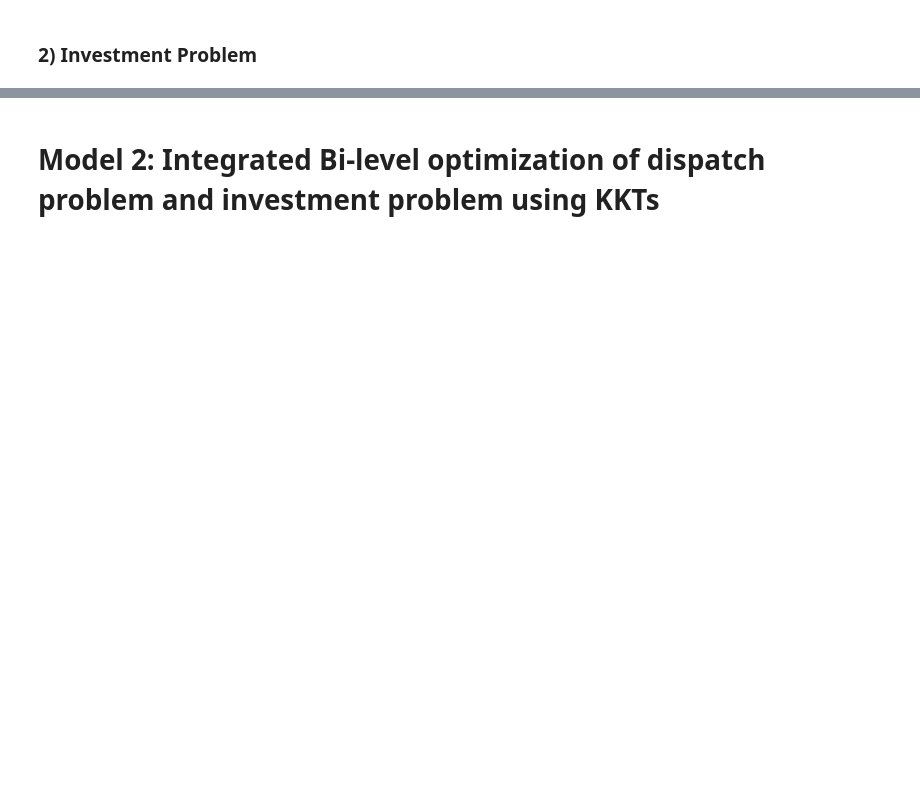
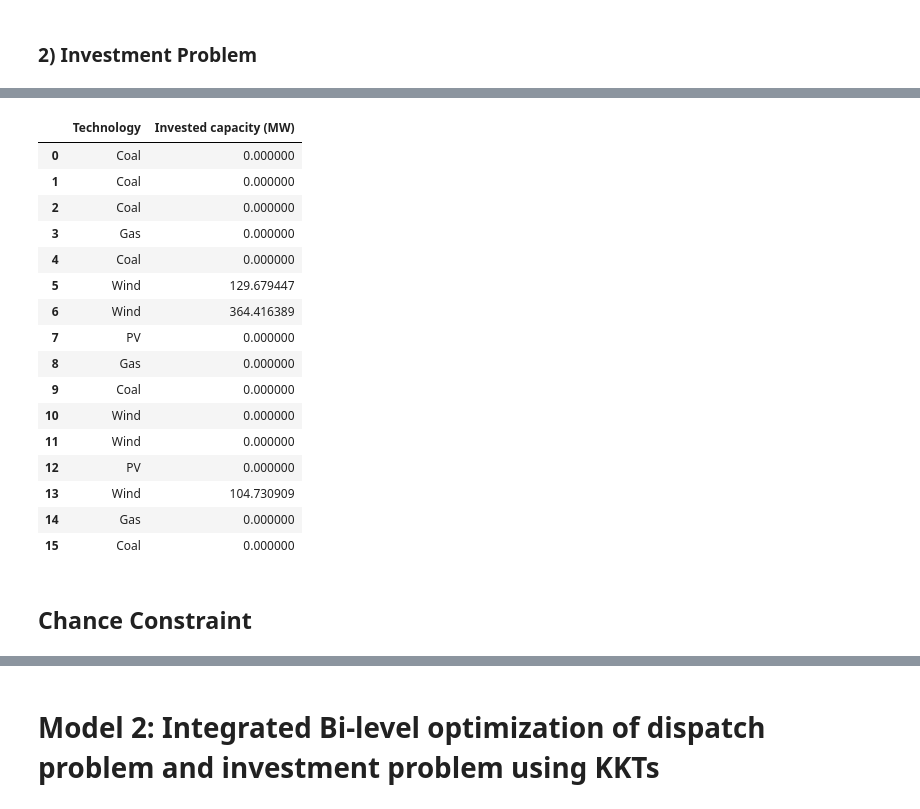
Before and after one commit to bioapfelsaft123/Opti, a Jupyter notebook: AssignmentV2/Main Code/Assignment_Class.ipynb, the cells around one changed output, grey strips where cells are left out. Cells and saved outputs as stored; diff of their text form; code cells hidden in the pictures; blank space fills up the shorter version.

```diff
--- a/AssignmentV2/Main Code/Assignment_Class.ipynb
+++ b/AssignmentV2/Main Code/Assignment_Class.ipynb
@@ -90,0 +114,3 @@ Objective value:  3397372119.9359264
+# %%
+#Run the stochastic investment model
+Investment_Stochastic = InvestmentModel_Stochastic(ParametersObj, DataObj, MarketClearing1.res.DA_price)
@@ -90,0 +135,22 @@ Objective value:  3397372119.9359264
+# %%
+Investment_Stochastic.res.df
+# %% [output]
+|  | Technology | Invested capacity (MW) |
+| 0 | Coal | 0.000000 |
+| 1 | Coal | 0.000000 |
+| 2 | Coal | 0.000000 |
+| 3 | Gas | 0.000000 |
+| 4 | Coal | 0.000000 |
+| 5 | Wind | 129.679447 |
+| 6 | Wind | 364.416389 |
+| 7 | PV | 0.000000 |
+| 8 | Gas | 0.000000 |
+| 9 | Coal | 0.000000 |
+| 10 | Wind | 0.000000 |
+| 11 | Wind | 0.000000 |
+| 12 | PV | 0.000000 |
+| 13 | Wind | 104.730909 |
+| 14 | Gas | 0.000000 |
+| 15 | Coal | 0.000000 |
+# %% [markdown]
+## Chance Constraint
```
Also changed, not shown: parts of 11 cells of this notebook, 2 other files.
